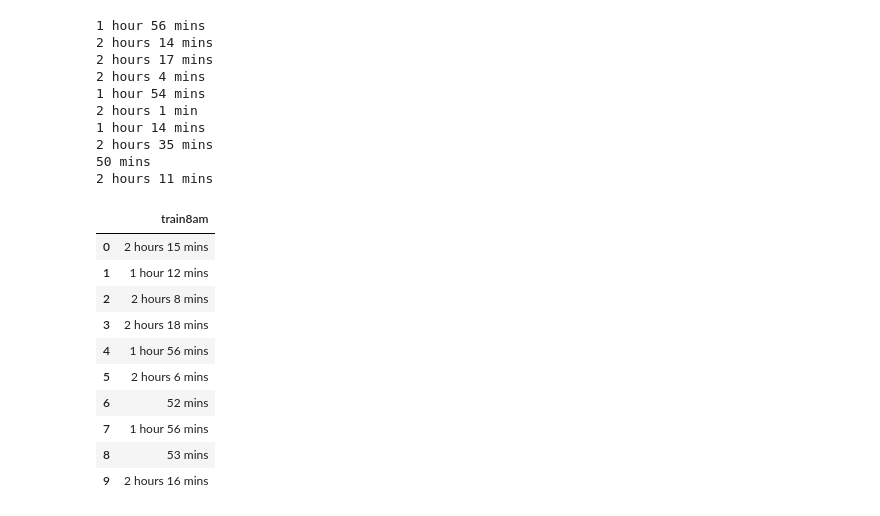
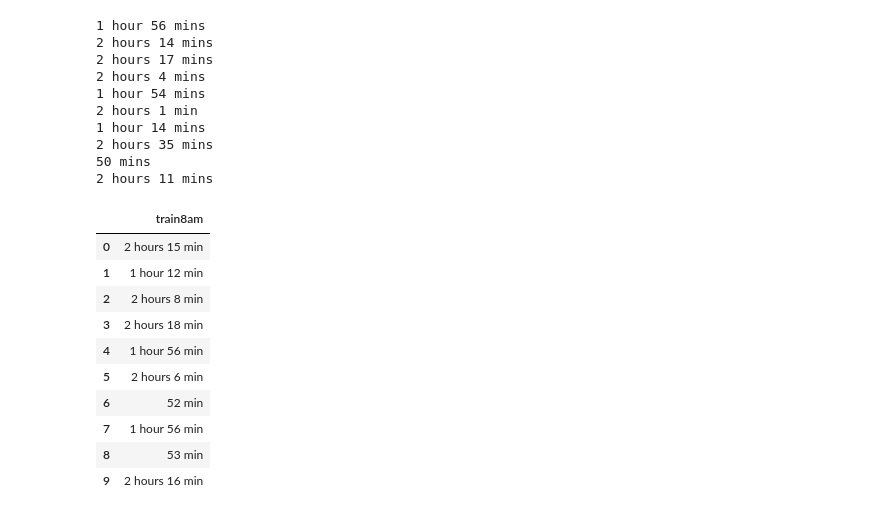
Before and after one commit to ZSlemmons/MTA-elevators, a Jupyter notebook: travel-time/travel-time-analysis.ipynb, the cells around one changed output. Saved outputs shown, nothing was run; the diff lists cells and outputs as text; code cells hidden in the pictures.

```diff
--- a/travel-time/travel-time-analysis.ipynb
+++ b/travel-time/travel-time-analysis.ipynb
@@ -855,9 +855,8 @@ for origin, destination in zip(origins, destinations):
             },
         'travelMode': 'TRANSIT',
         'departureTime': '2025-08-05T08:00:00Z',
-        'computeAlternativeRoutes': False,
+        'computeAlternativeRoutes': True,
         'transitPreferences': {
-            'routingPreference': 'LESS_WALKING',
             'allowedTravelModes': ["TRAIN", "SUBWAY","BUS"],
             },
         'languageCode': 'en-US',
@@ -866,8 +865,8 @@ for origin, destination in zip(origins, destinations):
 
     response = requests.post('https://routes.googleapis.com/directions/v2:computeRoutes', headers=headers, json=json_data)
     data = response.json()
-    print(data['routes'][0]['localizedValues']['duration']['text'])
-    duration = data['routes'][0]['localizedValues']['duration']['text']
+    for i in data['routes']:
+        duration = data['routes'][i]['localizedValues']['duration']['text']
     train8am_duration.append(duration)
     train8am_data.append(data)
 # %% [output]
@@ -1113,16 +1112,17 @@ for origin, destination in zip(origins, destinations):
 2 hours 11 mins
 # %%
 google_df= pd.DataFrame(train8am_duration, columns=['train8am'])
+google_df['train8am'] = google_df['train8am'].str.replace('mins', 'min')
 google_df
 # %% [output]
 |  | train8am |
-| 0 | 2 hours 15 mins |
-| 1 | 1 hour 12 mins |
-| 2 | 2 hours 8 mins |
-| 3 | 2 hours 18 mins |
-| 4 | 1 hour 56 mins |
-| 5 | 2 hours 6 mins |
-| 6 | 52 mins |
-| 7 | 1 hour 56 mins |
-| 8 | 53 mins |
-| 9 | 2 hours 16 mins |
+| 0 | 2 hours 15 min |
+| 1 | 1 hour 12 min |
+| 2 | 2 hours 8 min |
+| 3 | 2 hours 18 min |
+| 4 | 1 hour 56 min |
+| 5 | 2 hours 6 min |
+| 6 | 52 min |
+| 7 | 1 hour 56 min |
+| 8 | 53 min |
+| 9 | 2 hours 16 min |
```
Also changed, not shown: parts of 24 cells of this notebook, 1 other file.
